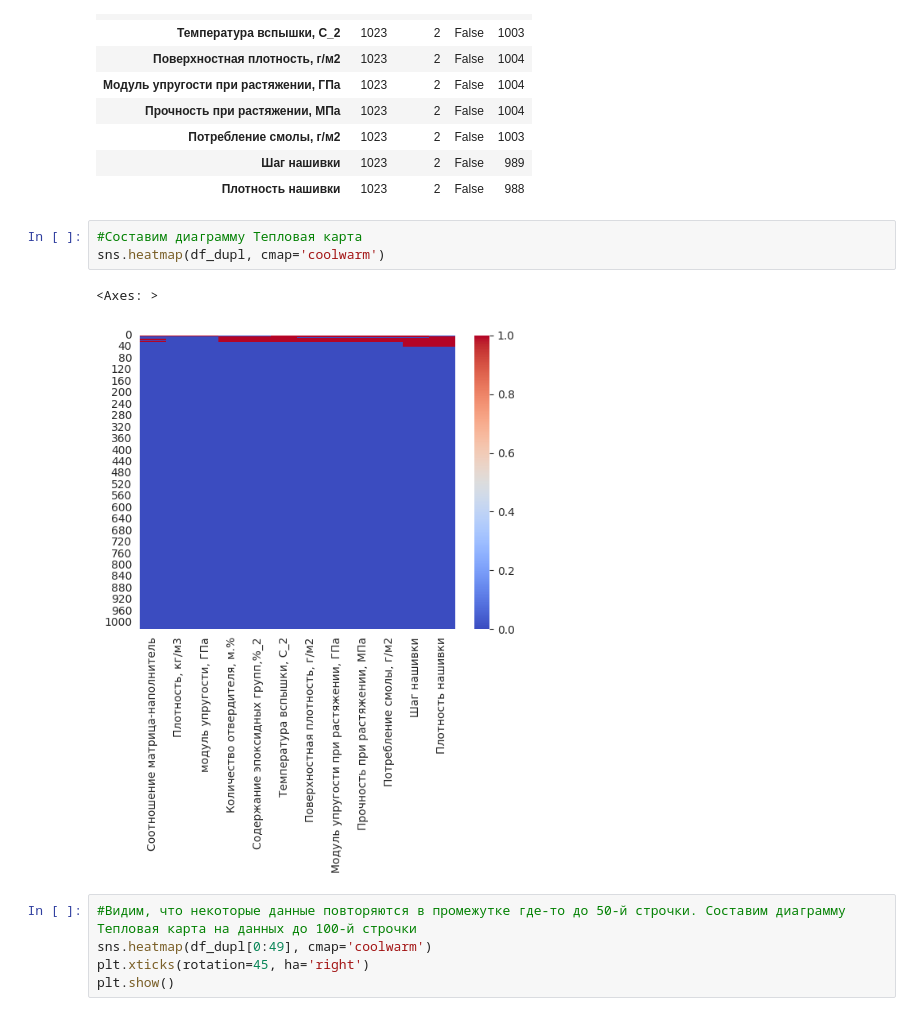
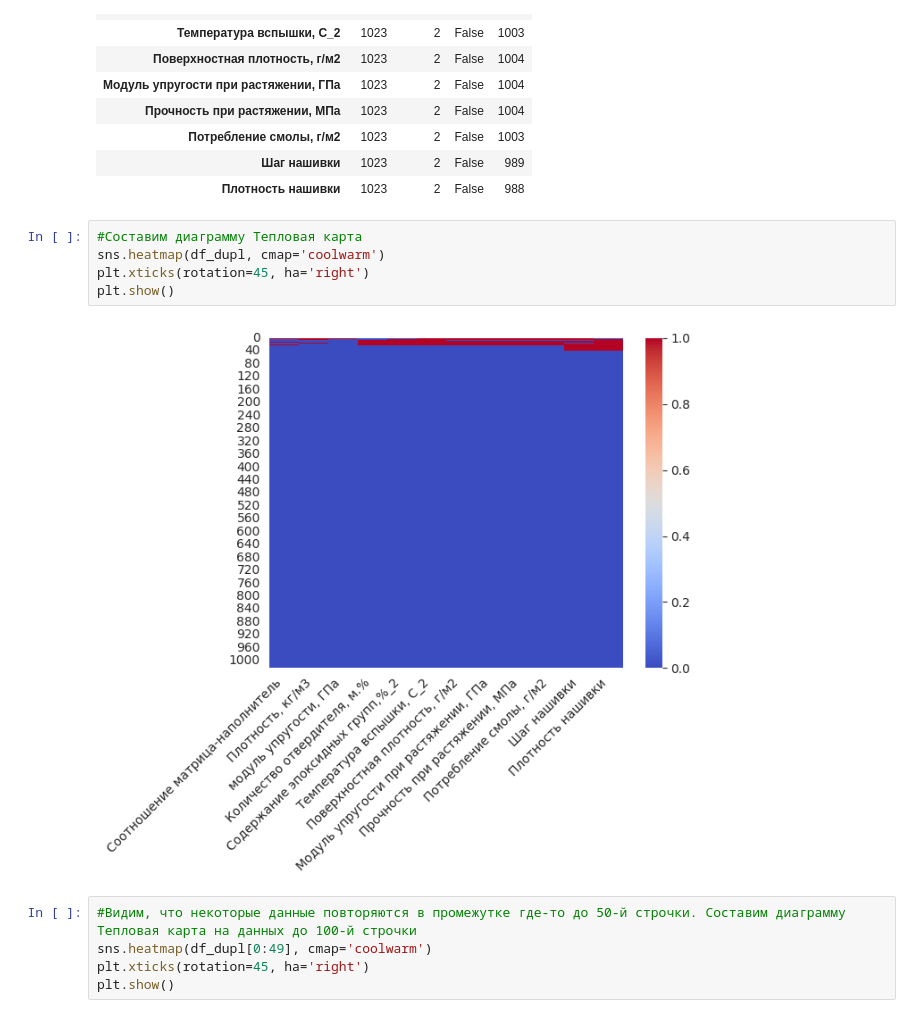
Before and after one commit to S7OV/CompoZit, a Jupyter notebook: VKR_clean_23.ipynb, the cells around one changed output. Saved outputs shown, nothing was run; the diff lists cells and outputs as text.

```diff
--- a/VKR_clean_23.ipynb
+++ b/VKR_clean_23.ipynb
@@ -89,9 +91,10 @@ df_dupl.describe().T
 # %%
 #Составим диаграмму Тепловая карта
 sns.heatmap(df_dupl, cmap='coolwarm')
+plt.xticks(rotation=45, ha='right')
+plt.show()
 # %% [output]
-<Axes: >
-[figure, old version]
+[figure, new version]
 # %%
 #Видим, что некоторые данные повторяются в промежутке где-то до 50-й строчки. Составим диаграмму Тепловая карта на данных до 100-й строчки
 sns.heatmap(df_dupl[0:49], cmap='coolwarm')
```
Also changed, not shown: parts of 13 cells of this notebook.
